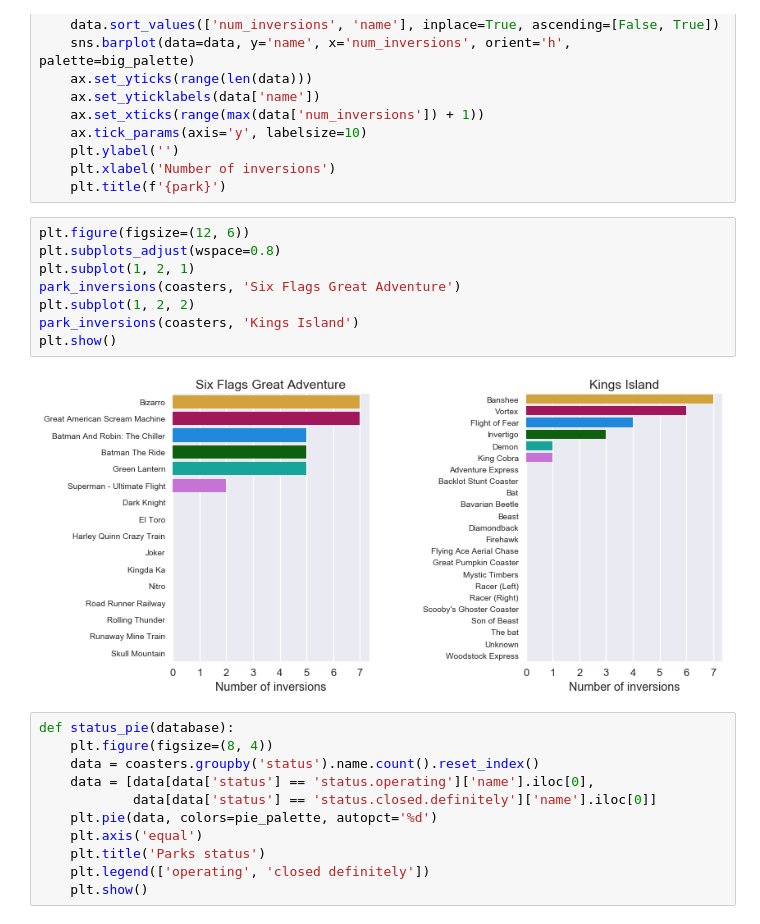
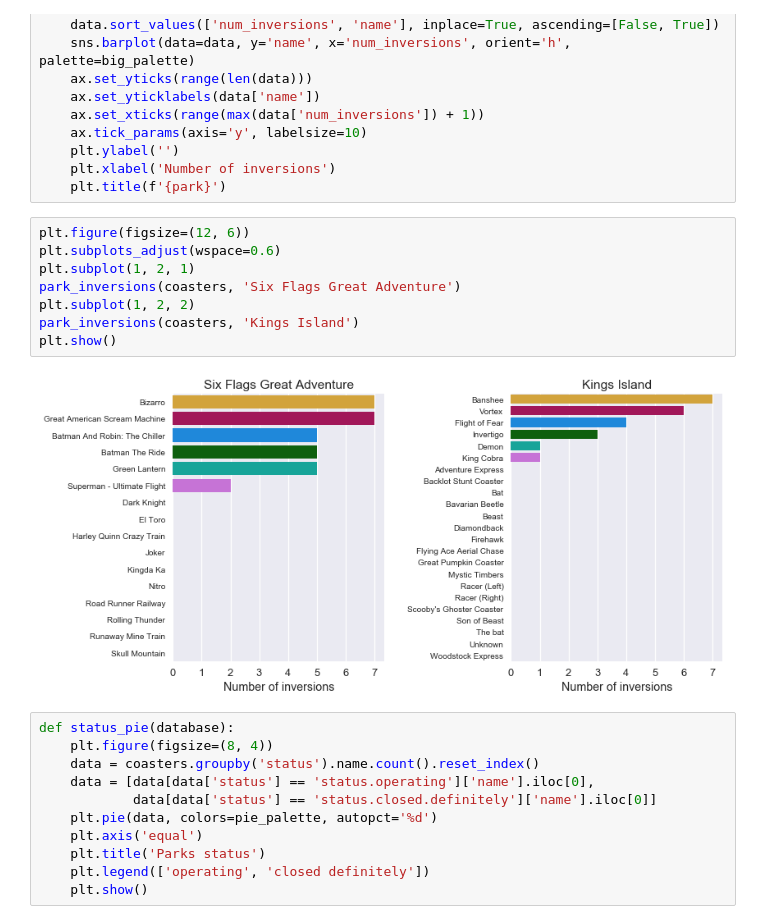
Before and after one commit to Goananda/Codecademy-project-Roller-Coaster, a Jupyter notebook: Roller Coaster.ipynb, the cells around one changed output. Cells and saved outputs as stored; diff of their text form.

Commit message:
wspace fix

```diff
--- a/Roller Coaster.ipynb
+++ b/Roller Coaster.ipynb
@@ -159,14 +159,14 @@ def park_inversions(database, park):
     plt.title(f'{park}')
 # %%
 plt.figure(figsize=(12, 6))
-plt.subplots_adjust(wspace=0.8)
+plt.subplots_adjust(wspace=0.6)
 plt.subplot(1, 2, 1)
 park_inversions(coasters, 'Six Flags Great Adventure')
 plt.subplot(1, 2, 2)
 park_inversions(coasters, 'Kings Island')
 plt.show()
 # %% [output]
-[figure, old version]
+[figure, new version]
 # %%
 def status_pie(database):
     plt.figure(figsize=(8, 4))
```
